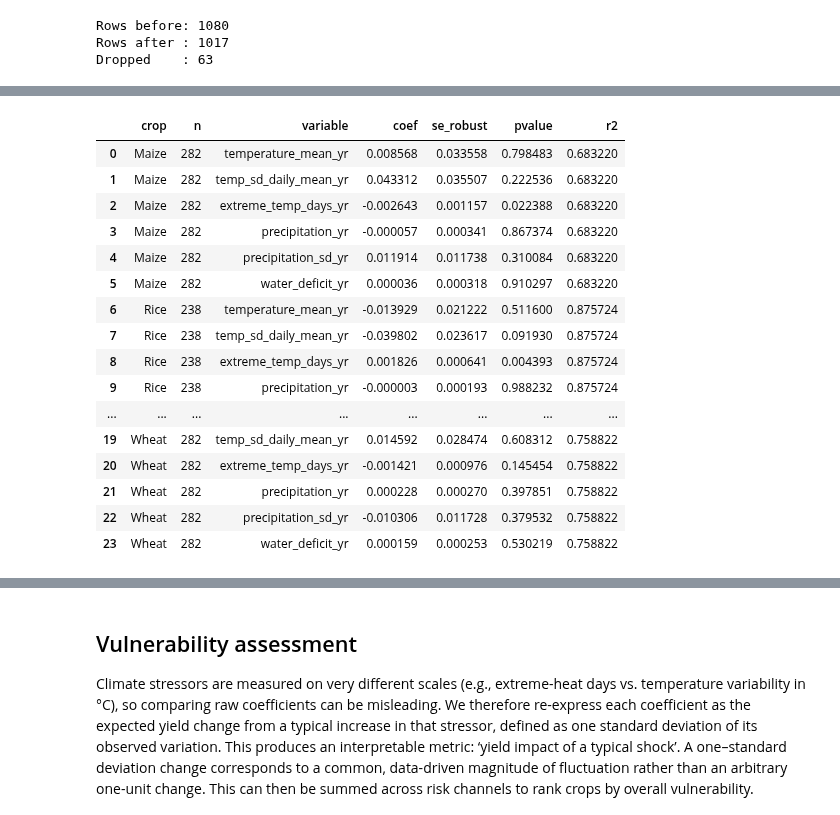
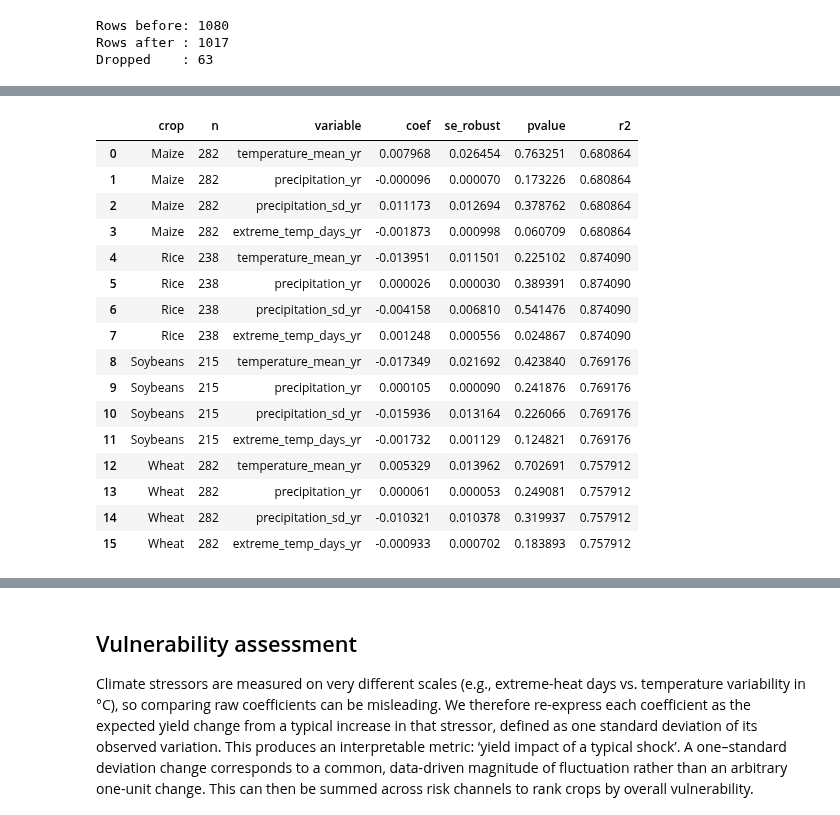
Before and after one commit to clareubc/521d_assignment, a Jupyter notebook: final_project/Final_Project.ipynb, the cells around one changed output, grey strips where cells are left out. Drawn from its saved outputs; the diff is of its cells as text; code cells hidden in the pictures.

```diff
--- a/final_project/Final_Project.ipynb
+++ b/final_project/Final_Project.ipynb
@@ -234,5 +217,0 @@ To assess precipitation variability we look at the standard deviation of precipi
-# %%
-# adding newly created temp_sd_daily_mean_yr variable to the modeling dataframe
-
-df_rq1_model = df_rq1_model.merge(df_temp_var, on=["iso3_code", "year"], how="left")
-df_rq1_model[["temp_sd_daily_mean_yr"]].isna().mean()
@@ -296,0 +367,27 @@ Dropped    : 63
+# %%
+# descriptive plot of precipitation_yr against ln crop yield
+
+x = "precipitation_yr"
+y = "ln_yield"
+
+crops = sorted(df_rq1_analysis["crop_name"].unique())  # should be 4
+
+fig, axes = plt.subplots(2, 2, figsize=(12, 8))
+axes = axes.ravel()
+
+for ax, crop in zip(axes, crops):
+    d = df_rq1_analysis[df_rq1_analysis["crop_name"] == crop][[x, y]].dropna()
+
+    ax.scatter(d[x], d[y], alpha=0.25)
+
+    # optional trend line (keep if you like it)
+    m, b = np.polyfit(d[x], d[y], 1)
+    xs = np.linspace(d[x].min(), d[x].max(), 100)
+    ax.plot(xs, m * xs + b)
+
+    ax.set_title(crop)
+    ax.set_xlabel(x)
+    ax.set_ylabel(y)
+
+plt.tight_layout()
+plt.show()
@@ -303,6 +460,7 @@ We estimate crop-specific panel regressions of log yield on climate levels and c
 # dependent variable: ln_yield
 # key predictors: climate + controls
 # country & year FEs included to control for time-invariant country specifics + global shocks/trends
+# cluster-robust SEs to deal with heteroskedasticity & serial correlation
 
 formula = """
 ln_yield
@@ -310,8 +468,6 @@ ln_yield
   + precipitation_yr
   + precipitation_sd_yr
   + extreme_temp_days_yr
-  + temp_sd_daily_mean_yr
-  + water_deficit_yr
   + fertilizer_use_kg_ha
   + irrigation_pct
   + C(iso3_code)
@@ -321,56 +477,56 @@ ln_yield
 
 def run_crop_reg(df, crop):
     d = df[df["crop_name"] == crop].copy()
-    model = smf.ols(formula, data=d).fit(cov_type="HC1")  # robust SEs
+    model = smf.ols(formula, data=d).fit(
+        cov_type="cluster", cov_kwds={"groups": d["iso3_code"]}  # cluster-robust SEs
+    )
     return model, len(d)
 
 
 crops = sorted(df_rq1_analysis["crop_name"].unique())
 results = []
 
 for c in crops:
     m, n = run_crop_reg(df_rq1_analysis, c)
     for var in [
         "temperature_mean_yr",
-        "temp_sd_daily_mean_yr",
-        "extreme_temp_days_yr",
         "precipitation_yr",
         "precipitation_sd_yr",
-        "water_deficit_yr",
+        "extreme_temp_days_yr",
     ]:
         results.append(
             {
                 "crop": c,
                 "n": n,
                 "variable": var,
                 "coef": m.params.get(var),
                 "se_robust": m.bse.get(var),
                 "pvalue": m.pvalues.get(var),
                 "r2": m.rsquared,
             }
         )
 
 # extracting for each crop regression only the coefficient results for the climate variables we care about
 rq1_coef_table = pd.DataFrame(results)
 rq1_coef_table
 # %% [output]
 |  | crop | n | variable | coef | se_robust | pvalue | r2 |
-| 0 | Maize | 282 | temperature_mean_yr | 0.008568 | 0.033558 | 0.798483 | 0.683220 |
-| 1 | Maize | 282 | temp_sd_daily_mean_yr | 0.043312 | 0.035507 | 0.222536 | 0.683220 |
-| 2 | Maize | 282 | extreme_temp_days_yr | -0.002643 | 0.001157 | 0.022388 | 0.683220 |
-| 3 | Maize | 282 | precipitation_yr | -0.000057 | 0.000341 | 0.867374 | 0.683220 |
-| 4 | Maize | 282 | precipitation_sd_yr | 0.011914 | 0.011738 | 0.310084 | 0.683220 |
-| 5 | Maize | 282 | water_deficit_yr | 0.000036 | 0.000318 | 0.910297 | 0.683220 |
-| 6 | Rice | 238 | temperature_mean_yr | -0.013929 | 0.021222 | 0.511600 | 0.875724 |
-| 7 | Rice | 238 | temp_sd_daily_mean_yr | -0.039802 | 0.023617 | 0.091930 | 0.875724 |
-| 8 | Rice | 238 | extreme_temp_days_yr | 0.001826 | 0.000641 | 0.004393 | 0.875724 |
-| 9 | Rice | 238 | precipitation_yr | -0.000003 | 0.000193 | 0.988232 | 0.875724 |
-| ... | ... | ... | ... | ... | ... | ... | ... |
-| 19 | Wheat | 282 | temp_sd_daily_mean_yr | 0.014592 | 0.028474 | 0.608312 | 0.758822 |
-| 20 | Wheat | 282 | extreme_temp_days_yr | -0.001421 | 0.000976 | 0.145454 | 0.758822 |
-| 21 | Wheat | 282 | precipitation_yr | 0.000228 | 0.000270 | 0.397851 | 0.758822 |
-| 22 | Wheat | 282 | precipitation_sd_yr | -0.010306 | 0.011728 | 0.379532 | 0.758822 |
-| 23 | Wheat | 282 | water_deficit_yr | 0.000159 | 0.000253 | 0.530219 | 0.758822 |
+| 0 | Maize | 282 | temperature_mean_yr | 0.007968 | 0.026454 | 0.763251 | 0.680864 |
+| 1 | Maize | 282 | precipitation_yr | -0.000096 | 0.000070 | 0.173226 | 0.680864 |
+| 2 | Maize | 282 | precipitation_sd_yr | 0.011173 | 0.012694 | 0.378762 | 0.680864 |
+| 3 | Maize | 282 | extreme_temp_days_yr | -0.001873 | 0.000998 | 0.060709 | 0.680864 |
+| 4 | Rice | 238 | temperature_mean_yr | -0.013951 | 0.011501 | 0.225102 | 0.874090 |
+| 5 | Rice | 238 | precipitation_yr | 0.000026 | 0.000030 | 0.389391 | 0.874090 |
+| 6 | Rice | 238 | precipitation_sd_yr | -0.004158 | 0.006810 | 0.541476 | 0.874090 |
+| 7 | Rice | 238 | extreme_temp_days_yr | 0.001248 | 0.000556 | 0.024867 | 0.874090 |
+| 8 | Soybeans | 215 | temperature_mean_yr | -0.017349 | 0.021692 | 0.423840 | 0.769176 |
+| 9 | Soybeans | 215 | precipitation_yr | 0.000105 | 0.000090 | 0.241876 | 0.769176 |
+| 10 | Soybeans | 215 | precipitation_sd_yr | -0.015936 | 0.013164 | 0.226066 | 0.769176 |
+| 11 | Soybeans | 215 | extreme_temp_days_yr | -0.001732 | 0.001129 | 0.124821 | 0.769176 |
+| 12 | Wheat | 282 | temperature_mean_yr | 0.005329 | 0.013962 | 0.702691 | 0.757912 |
+| 13 | Wheat | 282 | precipitation_yr | 0.000061 | 0.000053 | 0.249081 | 0.757912 |
+| 14 | Wheat | 282 | precipitation_sd_yr | -0.010321 | 0.010378 | 0.319937 | 0.757912 |
+| 15 | Wheat | 282 | extreme_temp_days_yr | -0.000933 | 0.000702 | 0.183893 | 0.757912 |
 # %%
 # for each climate variable, list crops ordered by statistical significance (lowest p-value first)
 
```
Also changed, not shown: parts of 97 cells of this notebook, 6 other files.
